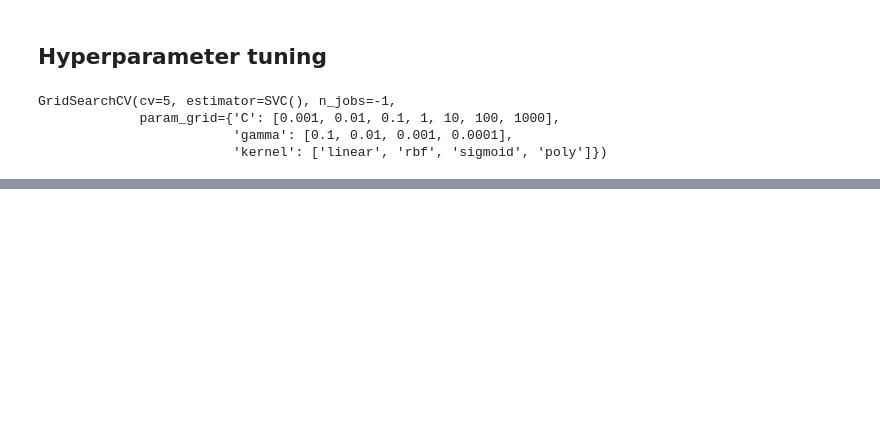
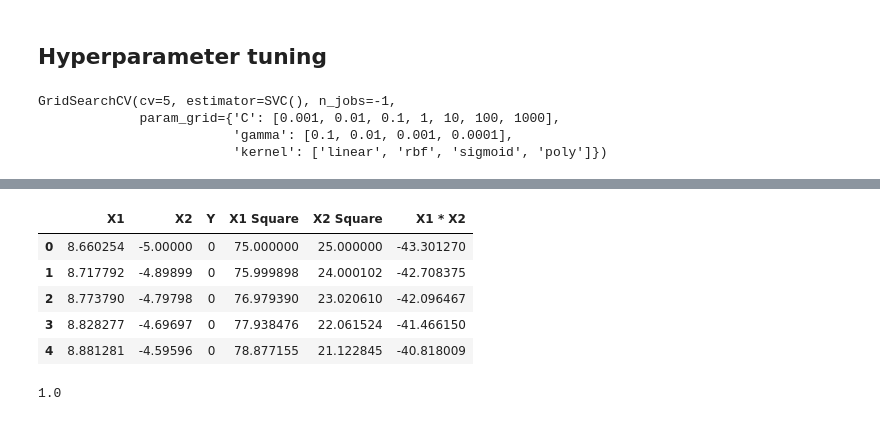
Before and after one commit to SVyeole08/Machine-Learning, a Jupyter notebook: Supervised Learning/6_Support_Vector_Classification.ipynb, the cells around one changed output, grey strips where cells are left out. Drawn from its saved outputs; the diff is of its cells as text; code cells hidden in the pictures; blank space fills up the shorter version.

```diff
--- a/Supervised Learning/6_Support_Vector_Classification.ipynb
+++ b/Supervised Learning/6_Support_Vector_Classification.ipynb
@@ -150,0 +171,7 @@ weighted avg       0.99      0.99      0.99       250
+# %%
+df1 = pd.DataFrame(np.vstack([y, x]).T, columns=["X1", "X2"])
+df1["Y"] = 0
+df2 = pd.DataFrame(np.vstack([y1, x1]).T, columns=["X1", "X2"])
+df2["Y"] = 1
+df = pd.concat([df1, df2], ignore_index=True)
+df.head()
@@ -150,0 +194,13 @@ weighted avg       0.99      0.99      0.99       250
+# %%
+df["X1 Square"] = df["X1"] ** 2
+df["X2 Square"] = df["X2"] ** 2
+df["X1 * X2"] = df["X1"] * df["X2"]
+# %%
+df.head()
+# %% [output]
+|  | X1 | X2 | Y | X1 Square | X2 Square | X1 * X2 |
+| 0 | 8.660254 | -5.00000 | 0 | 75.000000 | 25.000000 | -43.301270 |
+| 1 | 8.717792 | -4.89899 | 0 | 75.999898 | 24.000102 | -42.708375 |
+| 2 | 8.773790 | -4.79798 | 0 | 76.979390 | 23.020610 | -42.096467 |
+| 3 | 8.828277 | -4.69697 | 0 | 77.938476 | 22.061524 | -41.466150 |
+| 4 | 8.881281 | -4.59596 | 0 | 78.877155 | 21.122845 | -40.818009 |
@@ -150,0 +225,8 @@ weighted avg       0.99      0.99      0.99       250
+# %%
+classifier = skl.svm.SVC(kernel="linear")
+classifier.fit(X_train, y_train)
+y_pred = classifier.predict(X_test)
+score = skl.metrics.accuracy_score(y_test, y_pred)
+print(score)
+# %% [output]
+1.0
```
Also changed, not shown: parts of 24 cells of this notebook.
